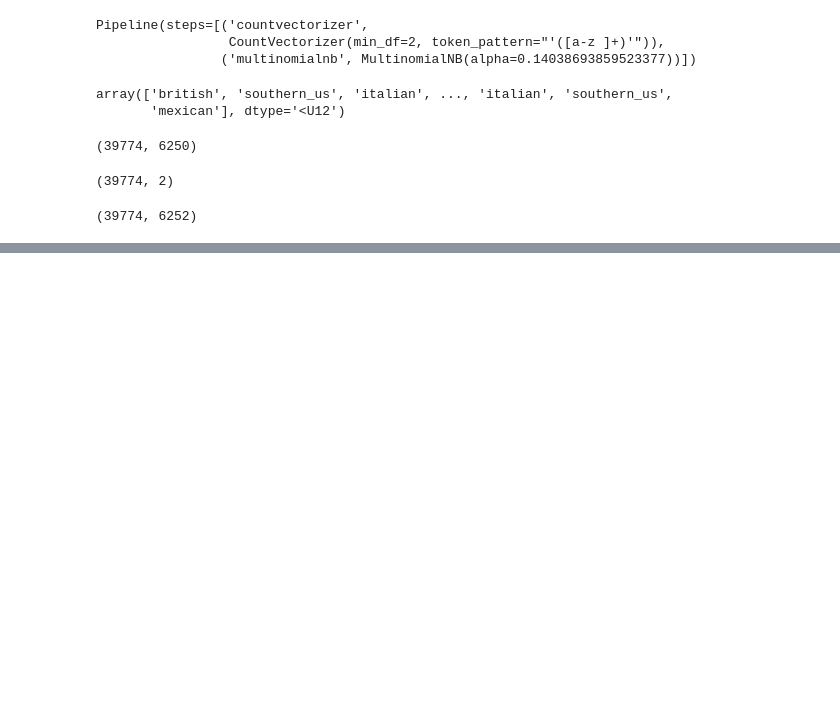
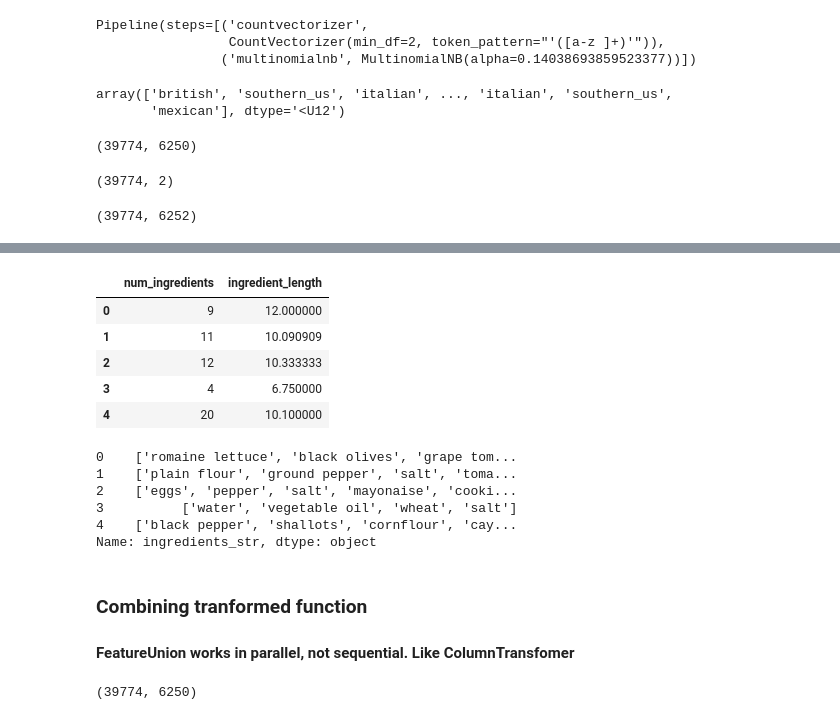
Before and after one commit to dehsheikh/Data_Science, a Jupyter notebook: NLP/06.ipynb, the cells around one changed output, grey strips where cells are left out. Saved outputs shown, nothing was run; the diff lists cells and outputs as text; code cells hidden in the pictures; blank space fills up the shorter version.

```diff
--- a/NLP/06.ipynb
+++ b/NLP/06.ipynb
@@ -184,0 +206,10 @@ X_dtm_manual.shape
+# %%
+#How to use the converted function into transform
+get_manual_ft.transform(train).head()
+# %% [output]
+|  | num_ingredients | ingredient_length |
+| 0 | 9 | 12.000000 |
+| 1 | 11 | 10.090909 |
+| 2 | 12 | 10.333333 |
+| 3 | 4 | 6.750000 |
+| 4 | 20 | 10.100000 |
@@ -184,0 +219,13 @@ X_dtm_manual.shape
+# %%
+get_text_ft = FunctionTransformer(get_text, validate = False)
+get_text_ft.transform(train).head()
+# %% [output]
+0    ['romaine lettuce', 'black olives', 'grape tom...
+1    ['plain flour', 'ground pepper', 'salt', 'toma...
+2    ['eggs', 'pepper', 'salt', 'mayonaise', 'cooki...
+3          ['water', 'vegetable oil', 'wheat', 'salt']
+4    ['black pepper', 'shallots', 'cornflour', 'cay...
+Name: ingredients_str, dtype: object
+# %% [markdown]
+### Combining tranformed function
+#### FeatureUnion works in parallel, not sequential. Like ColumnTransfomer
@@ -184,0 +234,5 @@ X_dtm_manual.shape
+# %%
+X_dtm = vect.fit_transform(X["ingredients_str"])
+X_dtm.shape
+# %% [output]
+(39774, 6250)
```
Also changed, not shown: parts of 31 cells of this notebook.
